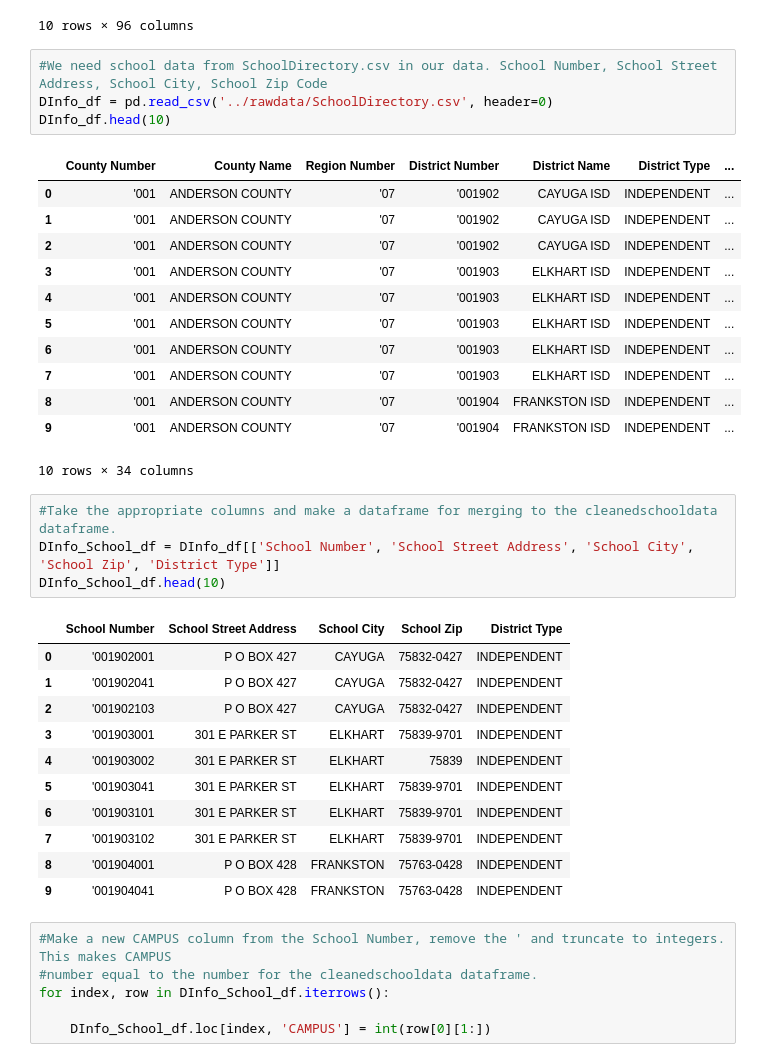
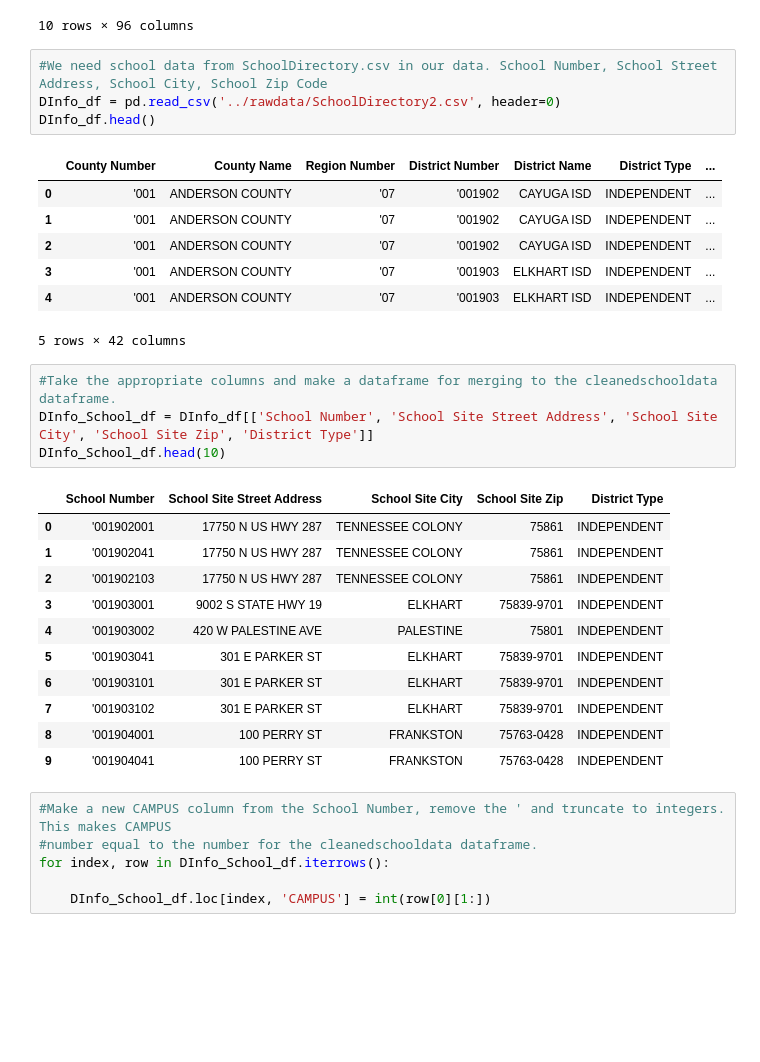
Before and after one commit to jteickholt/Team10Project1_Repo, a Jupyter notebook: notebooks/SchoolData_Focused_Grade3.ipynb, the cells around one changed output. Cells and saved outputs as stored; diff of their text form; blank space fills up the shorter version.

```diff
--- a/notebooks/SchoolData_Focused_Grade3.ipynb
+++ b/notebooks/SchoolData_Focused_Grade3.ipynb
@@ -77,37 +77,32 @@ cleanedschooldata.head(10)
 10 rows × 96 columns
 # %%
 #We need school data from SchoolDirectory.csv in our data. School Number, School Street Address, School City, School Zip Code
-DInfo_df = pd.read_csv('../rawdata/SchoolDirectory.csv', header=0)
-DInfo_df.head(10)
+DInfo_df = pd.read_csv('../rawdata/SchoolDirectory2.csv', header=0)
+DInfo_df.head()
 # %% [output]
 |  | County Number | County Name | Region Number | District Number | District Name | District Type | ... |
 | 0 | '001 | ANDERSON COUNTY | '07 | '001902 | CAYUGA ISD | INDEPENDENT | ... |
 | 1 | '001 | ANDERSON COUNTY | '07 | '001902 | CAYUGA ISD | INDEPENDENT | ... |
 | 2 | '001 | ANDERSON COUNTY | '07 | '001902 | CAYUGA ISD | INDEPENDENT | ... |
 | 3 | '001 | ANDERSON COUNTY | '07 | '001903 | ELKHART ISD | INDEPENDENT | ... |
 | 4 | '001 | ANDERSON COUNTY | '07 | '001903 | ELKHART ISD | INDEPENDENT | ... |
-| 5 | '001 | ANDERSON COUNTY | '07 | '001903 | ELKHART ISD | INDEPENDENT | ... |
-| 6 | '001 | ANDERSON COUNTY | '07 | '001903 | ELKHART ISD | INDEPENDENT | ... |
-| 7 | '001 | ANDERSON COUNTY | '07 | '001903 | ELKHART ISD | INDEPENDENT | ... |
-| 8 | '001 | ANDERSON COUNTY | '07 | '001904 | FRANKSTON ISD | INDEPENDENT | ... |
-| 9 | '001 | ANDERSON COUNTY | '07 | '001904 | FRANKSTON ISD | INDEPENDENT | ... |
-10 rows × 34 columns
+5 rows × 42 columns
 # %%
 #Take the appropriate columns and make a dataframe for merging to the cleanedschooldata dataframe.
-DInfo_School_df = DInfo_df[['School Number', 'School Street Address', 'School City', 'School Zip', 'District Type']]
+DInfo_School_df = DInfo_df[['School Number', 'School Site Street Address', 'School Site City', 'School Site Zip', 'District Type']]
 DInfo_School_df.head(10)
 # %% [output]
-|  | School Number | School Street Address | School City | School Zip | District Type |
-| 0 | '001902001 | P O BOX 427 | CAYUGA | 75832-0427 | INDEPENDENT |
-| 1 | '001902041 | P O BOX 427 | CAYUGA | 75832-0427 | INDEPENDENT |
-| 2 | '001902103 | P O BOX 427 | CAYUGA | 75832-0427 | INDEPENDENT |
-| 3 | '001903001 | 301 E PARKER ST | ELKHART | 75839-9701 | INDEPENDENT |
-| 4 | '001903002 | 301 E PARKER ST | ELKHART | 75839 | INDEPENDENT |
+|  | School Number | School Site Street Address | School Site City | School Site Zip | District Type |
+| 0 | '001902001 | 17750 N US HWY 287 | TENNESSEE COLONY | 75861 | INDEPENDENT |
+| 1 | '001902041 | 17750 N US HWY 287 | TENNESSEE COLONY | 75861 | INDEPENDENT |
+| 2 | '001902103 | 17750 N US HWY 287 | TENNESSEE COLONY | 75861 | INDEPENDENT |
+| 3 | '001903001 | 9002 S STATE HWY 19 | ELKHART | 75839-9701 | INDEPENDENT |
+| 4 | '001903002 | 420 W PALESTINE AVE | PALESTINE | 75801 | INDEPENDENT |
 | 5 | '001903041 | 301 E PARKER ST | ELKHART | 75839-9701 | INDEPENDENT |
 | 6 | '001903101 | 301 E PARKER ST | ELKHART | 75839-9701 | INDEPENDENT |
 | 7 | '001903102 | 301 E PARKER ST | ELKHART | 75839-9701 | INDEPENDENT |
-| 8 | '001904001 | P O BOX 428 | FRANKSTON | 75763-0428 | INDEPENDENT |
-| 9 | '001904041 | P O BOX 428 | FRANKSTON | 75763-0428 | INDEPENDENT |
+| 8 | '001904001 | 100 PERRY ST | FRANKSTON | 75763-0428 | INDEPENDENT |
+| 9 | '001904041 | 100 PERRY ST | FRANKSTON | 75763-0428 | INDEPENDENT |
 # %%
 #Make a new CAMPUS column from the School Number, remove the ' and truncate to integers. This makes CAMPUS
 #number equal to the number for the cleanedschooldata dataframe.
```
Also changed, not shown: parts of 13 cells of this notebook, 14 other files.
